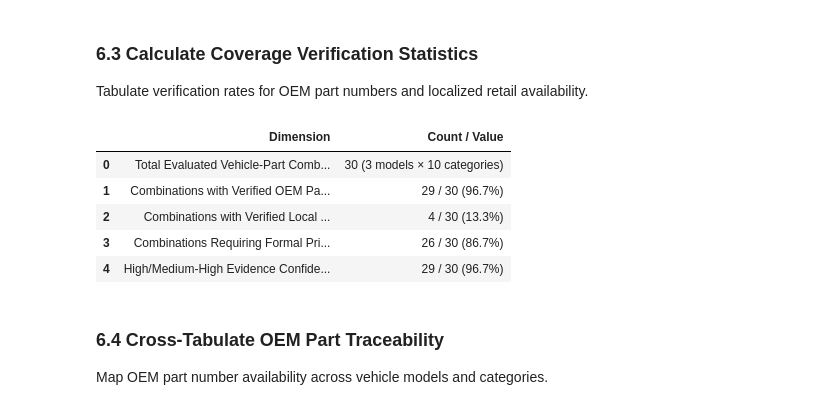
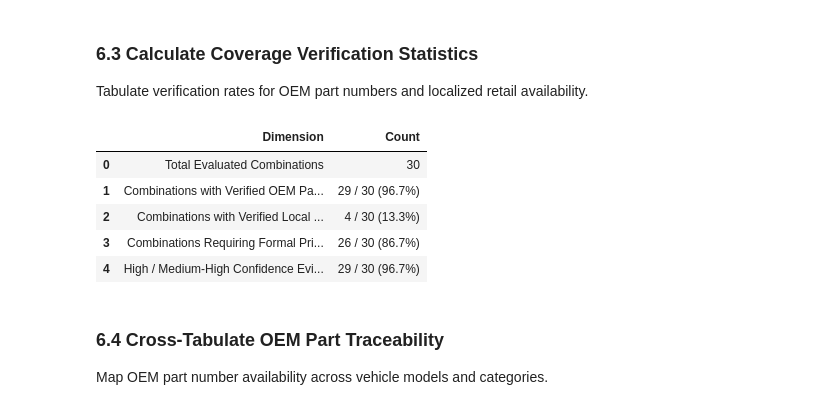
Before and after one commit to EstarCode/ev-spare-parts-prioritization, a Jupyter notebook: notebooks/Abraham_Amogne_EV_Spare_Parts_Prioritization.ipynb, the cells around one changed output. Drawn from its saved outputs; the diff is of its cells as text; code cells hidden in the pictures.

```diff
--- a/notebooks/Abraham_Amogne_EV_Spare_Parts_Prioritization.ipynb
+++ b/notebooks/Abraham_Amogne_EV_Spare_Parts_Prioritization.ipynb
@@ -596,6 +821,13 @@ Serialized vehicle selection evidence dataset to processed tier.
 ### 6.1 Construct the 30-Combination Grid
 Formulate the bipartite matrix mapping 10 part categories across 3 selected vehicles (3 x 10).
 # %%
+# Self-healing environment bootstrap (enables standalone cell execution)
+import sys; from pathlib import Path
+if 'PROJECT_ROOT' not in globals() or 'df_cleaned_listings' not in globals() or 'CLEANED_DIR' not in globals() or 'quality_profile' not in globals():
+    _r = Path('.').resolve() if (Path('.').resolve() / 'notebooks').exists() else Path('..').resolve()
+    if str(_r) not in sys.path: sys.path.insert(0, str(_r))
+    from src.utils.notebook_state import ensure_state; ensure_state(globals())
+
 coverage_matrix = generate_30_combination_coverage_matrix(
     df_raw_parts.to_dict(orient="records"),
     df_availability.to_dict(orient="records"),
@@ -625,0 +844,9 @@ display(df_coverage[["vehicle_model", "part_category", "OEM_number_found", "loca
+# %%
+# Self-healing environment bootstrap (enables standalone cell execution)
+import sys; from pathlib import Path
+if 'PROJECT_ROOT' not in globals() or 'df_cleaned_listings' not in globals() or 'CLEANED_DIR' not in globals() or 'quality_profile' not in globals():
+    _r = Path('.').resolve() if (Path('.').resolve() / 'notebooks').exists() else Path('..').resolve()
+    if str(_r) not in sys.path: sys.path.insert(0, str(_r))
+    from src.utils.notebook_state import ensure_state; ensure_state(globals())
+
+display(df_coverage[["vehicle_model", "part_category", "OEM_number_found", "local_stock_found", "evidence_confidence"]].head(10))
@@ -629,39 +868,36 @@ Tabulate verification rates for OEM part numbers and localized retail availabili
 # %%
 # Self-healing environment bootstrap (enables standalone cell execution)
 import sys; from pathlib import Path
-if "PROJECT_ROOT" not in globals() or "df_cleaned_listings" not in globals() or "CLEANED_DIR" not in globals():
-    _r = Path(".").resolve() if (Path(".") / "notebooks").exists() else Path("..").resolve()
+if 'PROJECT_ROOT' not in globals() or 'df_cleaned_listings' not in globals() or 'CLEANED_DIR' not in globals() or 'quality_profile' not in globals():
+    _r = Path('.').resolve() if (Path('.').resolve() / 'notebooks').exists() else Path('..').resolve()
     if str(_r) not in sys.path: sys.path.insert(0, str(_r))
     from src.utils.notebook_state import ensure_state; ensure_state(globals())
-
-import pandas as pd
-from IPython.display import display
 
 def is_oem_verified(val):
     if pd.isna(val): return False
     s = str(val).strip().upper()
-    return s not in ("", "NOT_FOUND", "NONE", "NAN", "FALSE", "NO", "N/A")
+    return s not in ('', 'NOT_FOUND', 'NONE', 'NAN', 'FALSE', 'NO', 'N/A')
 
-oem_verified_count = df_coverage["OEM_number_found"].apply(is_oem_verified).sum()
-in_stock_count = df_coverage["local_stock_found"].str.upper().str.contains("AVAILABLE|IN_STOCK|YES", na=False).sum()
-inquiry_count = len(df_coverage) - in_stock_count
-high_conf_count = df_coverage["evidence_confidence"].str.upper().str.contains("HIGH", na=False).sum()
+oem_verified_count = df_coverage['OEM_number_found'].apply(is_oem_verified).sum()
+local_stock_count = df_coverage['local_stock_found'].astype(str).str.upper().isin(['AVAILABLE_ON_ORDER', 'IN_STOCK', 'YES']).sum()
+inquiry_req_count = df_coverage['local_stock_found'].astype(str).str.upper().isin(['UNKNOWN', 'NO', 'NOT_FOUND']).sum()
+high_conf_count = df_coverage['evidence_confidence'].astype(str).str.upper().isin(['HIGH', 'MEDIUM_HIGH']).sum()
 
 coverage_stats = pd.DataFrame([
-    {"Dimension": "Total Evaluated Vehicle-Part Combinations", "Count / Value": f"{len(df_coverage)} (3 models × 10 categories)"},
-    {"Dimension": "Combinations with Verified OEM Part Numbers", "Count / Value": f"{oem_verified_count} / {len(df_coverage)} ({oem_verified_count/len(df_coverage)*100:.1f}%)"},
-    {"Dimension": "Combinations with Verified Local In-Stock Inventory", "Count / Value": f"{in_stock_count} / {len(df_coverage)} ({in_stock_count/len(df_coverage)*100:.1f}%)"},
-    {"Dimension": "Combinations Requiring Formal Price Inquiry", "Count / Value": f"{inquiry_count} / {len(df_coverage)} ({inquiry_count/len(df_coverage)*100:.1f}%)"},
-    {"Dimension": "High/Medium-High Evidence Confidence Combinations", "Count / Value": f"{high_conf_count} / {len(df_coverage)} ({high_conf_count/len(df_coverage)*100:.1f}%)"}
+    {"Dimension": "Total Evaluated Combinations", "Count": len(df_coverage)},
+    {"Dimension": "Combinations with Verified OEM Part Numbers", "Count": f"{oem_verified_count} / {len(df_coverage)} ({oem_verified_count/len(df_coverage)*100:.1f}%)"},
+    {"Dimension": "Combinations with Verified Local In-Stock / Available Inventory", "Count": f"{local_stock_count} / {len(df_coverage)} ({local_stock_count/len(df_coverage)*100:.1f}%)"},
+    {"Dimension": "Combinations Requiring Formal Price Inquiry / Import Sourcing", "Count": f"{inquiry_req_count} / {len(df_coverage)} ({inquiry_req_count/len(df_coverage)*100:.1f}%)"},
+    {"Dimension": "High / Medium-High Confidence Evidence Combinations", "Count": f"{high_conf_count} / {len(df_coverage)} ({high_conf_count/len(df_coverage)*100:.1f}%)"}
 ])
 display(coverage_stats)
 # %% [output]
-|  | Dimension | Count / Value |
-| 0 | Total Evaluated Vehicle-Part Comb... | 30 (3 models × 10 categories) |
+|  | Dimension | Count |
+| 0 | Total Evaluated Combinations | 30 |
 | 1 | Combinations with Verified OEM Pa... | 29 / 30 (96.7%) |
 | 2 | Combinations with Verified Local ... | 4 / 30 (13.3%) |
 | 3 | Combinations Requiring Formal Pri... | 26 / 30 (86.7%) |
-| 4 | High/Medium-High Evidence Confide... | 29 / 30 (96.7%) |
+| 4 | High / Medium-High Confidence Evi... | 29 / 30 (96.7%) |
 # %% [markdown]
 ### 6.4 Cross-Tabulate OEM Part Traceability
 Map OEM part number availability across vehicle models and categories.
```
Also changed, not shown: parts of 94 cells of this notebook, 1 other file.
